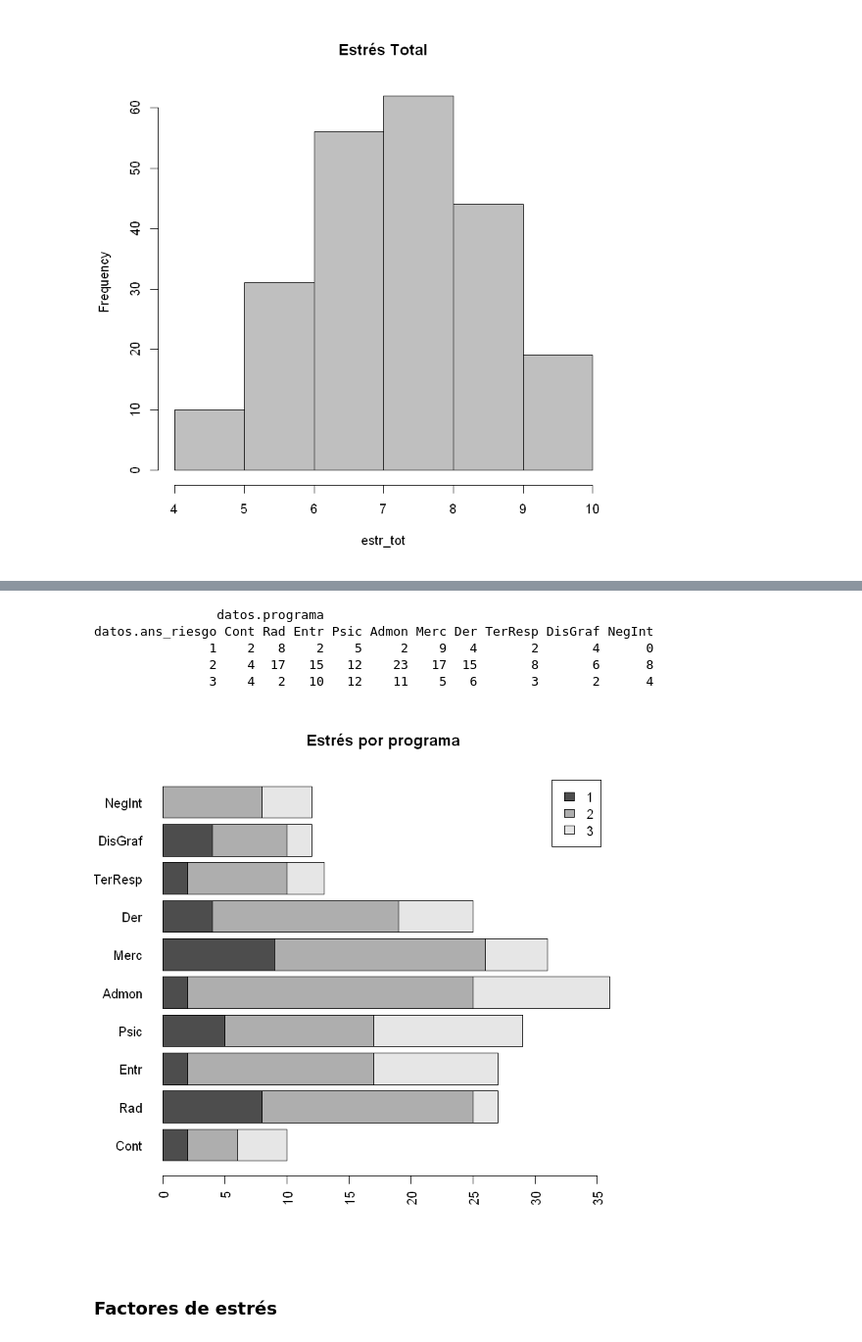
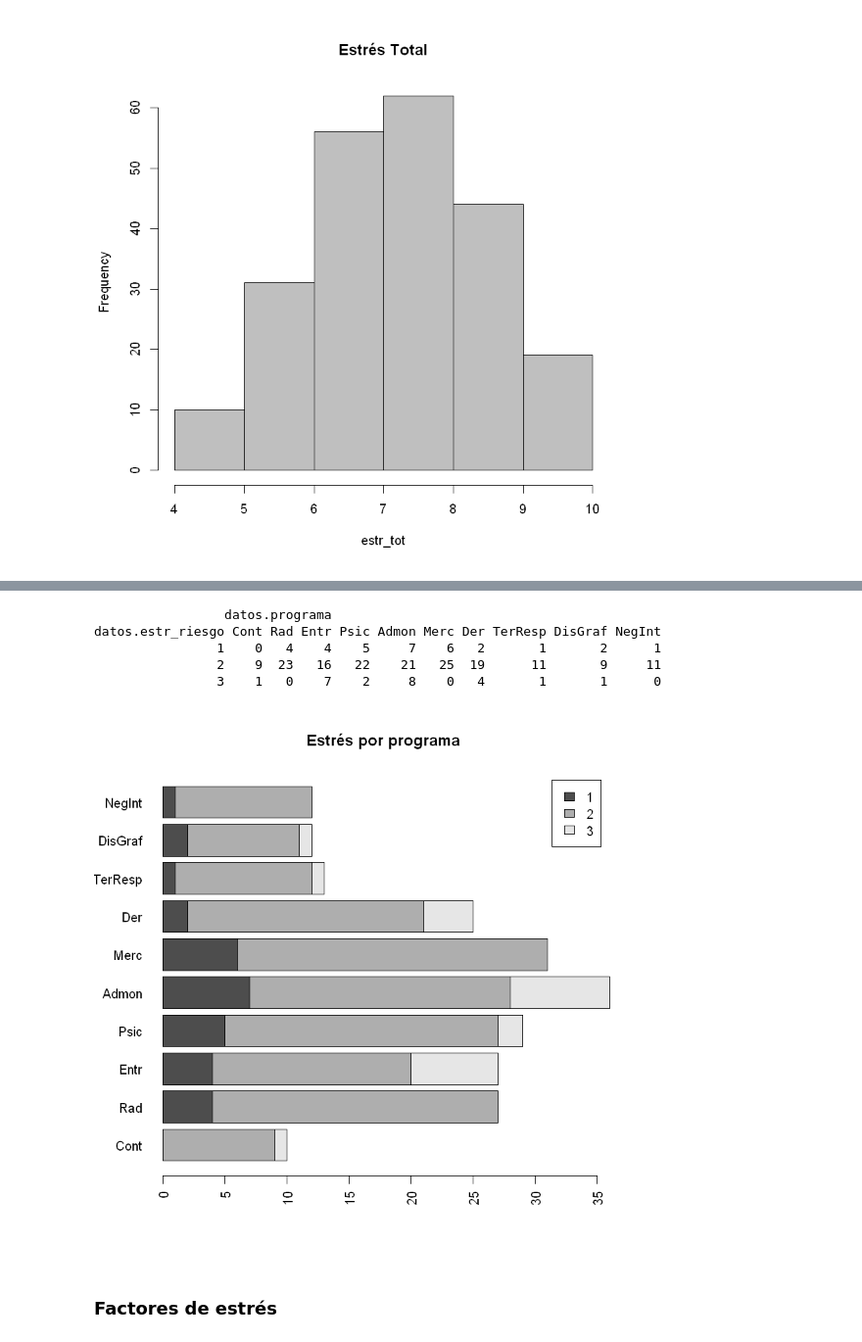
Before and after one commit to Yagwar/Proyectos, a Jupyter notebook: Helena Riesgo Ans-estr.ipynb, the cells around one changed output, grey strips where cells are left out. Shown at 98% size. Cells and saved outputs as stored; diff of their text form; code cells hidden in the pictures.

```diff
--- a/Helena Riesgo Ans-estr.ipynb
+++ b/Helena Riesgo Ans-estr.ipynb
@@ -168,13 +168,13 @@ barplot(prop.table(ans_prog_tbl,2), horiz=TRUE,las=2, legend=TRUE, main="Estrés
 # %%
-ans_prog_tbl
-barplot(ans_prog_tbl, horiz=TRUE,las=2, legend=TRUE, main="Estrés por programa")
+estr_prog_tbl
+barplot(estr_prog_tbl, horiz=TRUE,las=2, legend=TRUE, main="Estrés por programa")
 # %% [output]
-                datos.programa
-datos.ans_riesgo Cont Rad Entr Psic Admon Merc Der TerResp DisGraf NegInt
-               1    2   8    2    5     2    9   4       2       4      0
-               2    4  17   15   12    23   17  15       8       6      8
-               3    4   2   10   12    11    5   6       3       2      4
+                 datos.programa
+datos.estr_riesgo Cont Rad Entr Psic Admon Merc Der TerResp DisGraf NegInt
+                1    0   4    4    5     7    6   2       1       2      1
+                2    9  23   16   22    21   25  19      11       9     11
+                3    1   0    7    2     8    0   4       1       1      0
-[figure, old version]
+[figure, new version]
 # %% [markdown]
 ### Factores de estrés
 # %%
```
Also changed, not shown: parts of 2 cells of this notebook.
